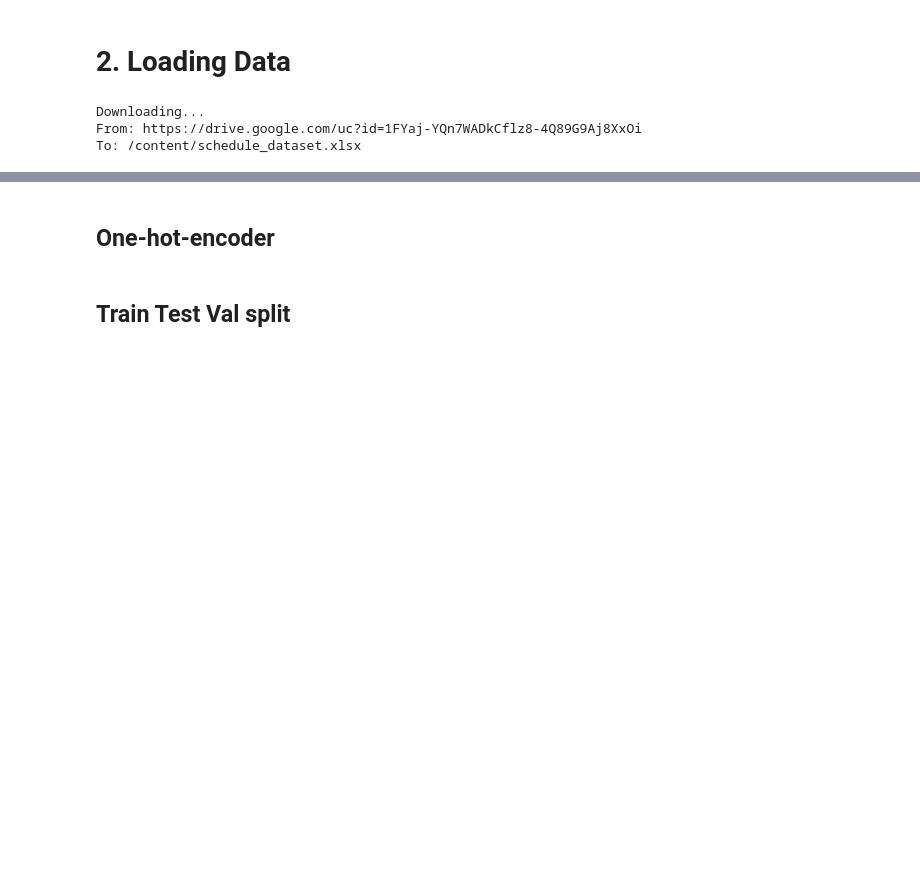
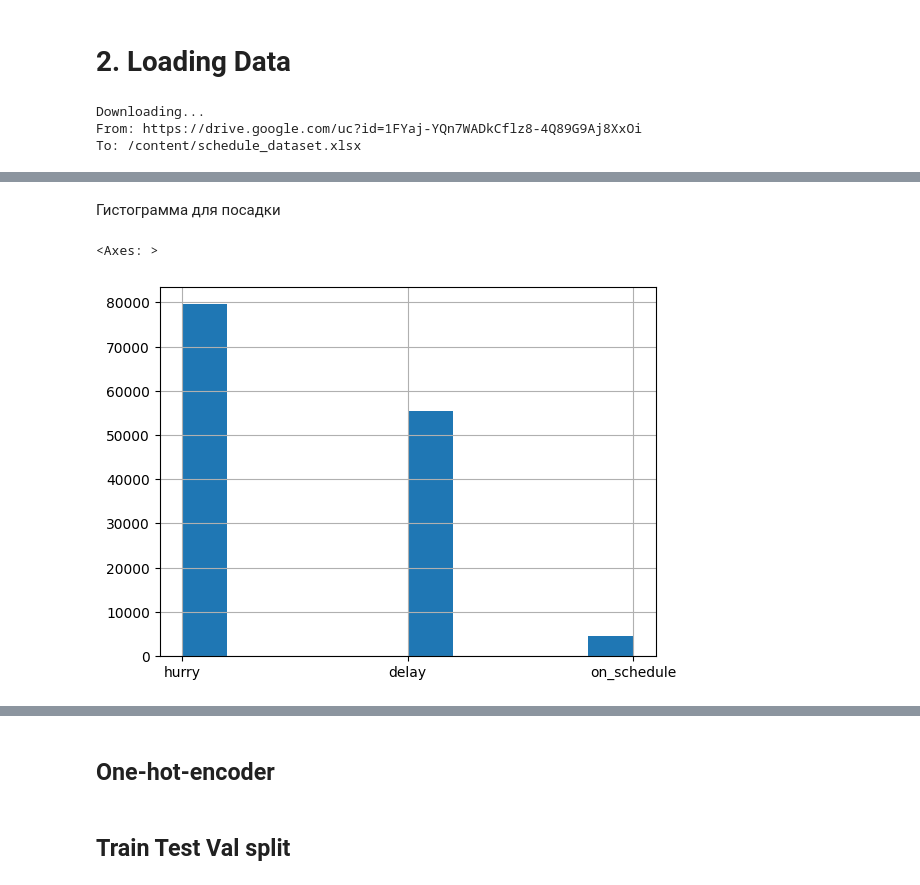
Before and after one commit to Oleksij-gh/infotech-task, a Jupyter notebook: infotech_test_task_v2.ipynb, the cells around one changed output, grey strips where cells are left out. Cells and saved outputs as stored; diff of their text form; code cells hidden in the pictures; blank space fills up the shorter version.

```diff
--- a/infotech_test_task_v2.ipynb
+++ b/infotech_test_task_v2.ipynb
@@ -33,0 +60,5 @@ df.head()
+# %%
+df['scheduled_time_out'] = pd.to_datetime(df['scheduled_time_out'].dt.time, format='%H:%M:%S')
+df['actual_time_out'] = pd.to_datetime(df['actual_time_out'].dt.time, format='%H:%M:%S')
+df['scheduled_time_in'] = pd.to_datetime(df['scheduled_time_in'].dt.time, format='%H:%M:%S')
+df['actual_time_in'] = pd.to_datetime(df['actual_time_in'].dt.time, format='%H:%M:%S')
@@ -33,0 +76,4 @@ df.head()
+# %%
+df['flight_month'] = df.apply(lambda x: x['flight_date'].month, axis=1)
+df['flight_day'] = df.apply(lambda x: x['flight_date'].day, axis=1)
+df['day_of_week'] = df.apply(lambda x: x['flight_date'].day_name(), axis=1)
@@ -33,0 +82,18 @@ df.head()
+# %%
+df['time_part_out'] = df.apply(lambda x: (x['scheduled_time_out'].hour) // 3, axis=1)
+df['time_part_in'] = df.apply(lambda x: (x['scheduled_time_in'].hour) // 3, axis=1)
+# %%
+def get_delay_class(scheduled_time, actual_time):
+    sec = (actual_time - scheduled_time).total_seconds()
+
+    if sec == 0:
+      return 'on_schedule'
+    elif sec > 0:
+      return 'delay'
+    else:
+      return 'hurry'
+
+df['target_in'] = df.apply(lambda x: get_delay_class(x['scheduled_time_in'], x['actual_time_in']), axis=1)
+df['target_in_sec'] = df.apply(lambda x: (x['actual_time_in'] - x['scheduled_time_in']).total_seconds(), axis=1)
+df['target_out'] = df.apply(lambda x: get_delay_class(x['scheduled_time_out'], x['actual_time_out']), axis=1)
+df['target_out_sec'] = df.apply(lambda x: (x['actual_time_out'] - x['scheduled_time_out']).total_seconds(), axis=1)
@@ -33,0 +109,7 @@ df.head()
+# %% [markdown]
+Гистограмма для посадки
+# %%
+df['target_in'].hist()
+# %% [output]
+<Axes: >
+[figure, added]
```
Also changed, not shown: parts of 52 cells of this notebook.
